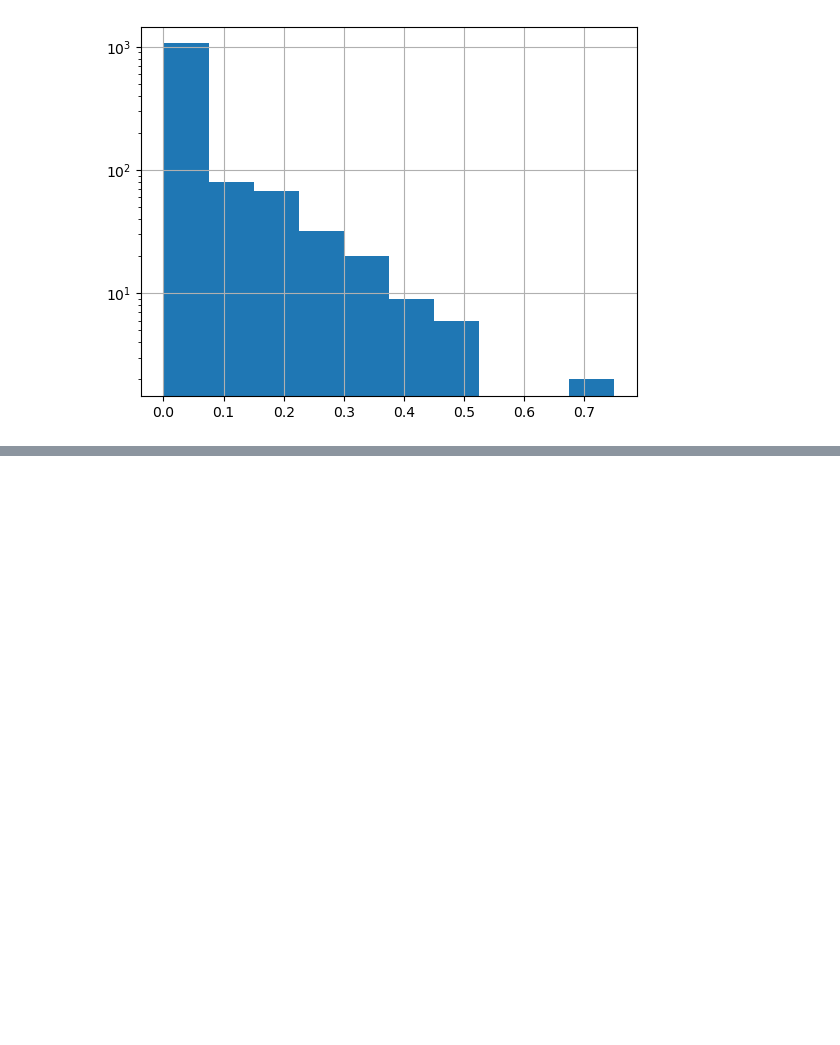
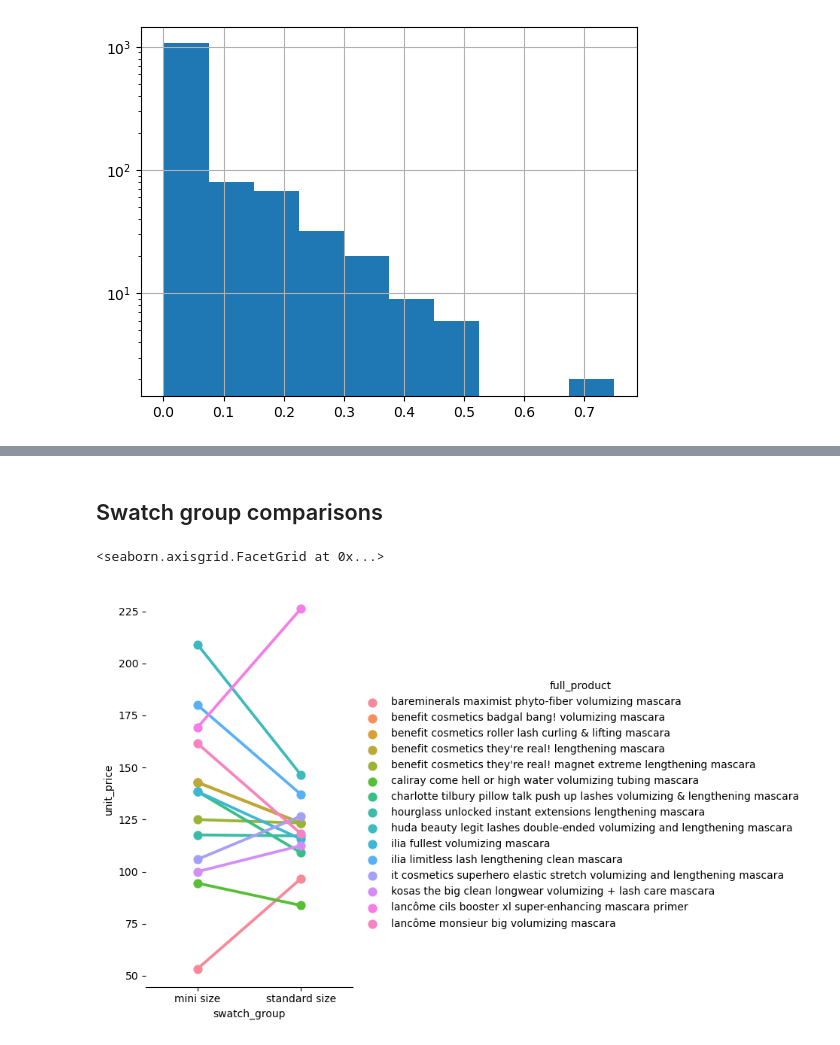
Before and after one commit to leblanchannah/value-cluster, a Jupyter notebook: cleaning.ipynb, the cells around one changed output, grey strips where cells are left out. Cells and saved outputs as stored; diff of their text form; code cells hidden in the pictures; blank space fills up the shorter version.

```diff
--- a/cleaning.ipynb
+++ b/cleaning.ipynb
@@ -334,0 +333,31 @@ array(['soft pinch liquid blush',
+# %% [markdown]
+## Swatch group comparisons
+# %%
+df = df_products[df_products['lvl_2_cat']=='Mascara'].groupby(['brand_name','product_name','swatch_group','unit_a'], as_index=False).agg({
+    'internal_product_id':'count',
+    'unit_price':'mean',
+    'price':'mean',
+    'amount_a':'mean'
+})
+# %%
+df = df[df.groupby(['brand_name','product_name','unit_a'])['swatch_group'].transform(lambda x : x.nunique()>1)]
+
+df['full_product'] = df['brand_name']+' '+ df['product_name']
+df = df.pivot(index='full_product', columns='swatch_group', values='unit_price') # ['unit_a',]
+df = df.reset_index()
+# %%
+df = df[['full_product','mini size','standard size']]
+# %%
+df = df.set_index('full_product').stack('swatch_group').reset_index().rename(columns={0:'unit_price'}).head(30)
+# %%
+
+# Draw a pointplot to show pulse as a function of three categorical factors
+g = sns.catplot(
+    data=df, x="swatch_group", y="unit_price", hue="full_product",
+    capsize=.2, #palette="YlGnBu_d",
+    kind="point", height=6, aspect=.75,
+)
+g.despine(left=True)
+# %% [output]
+<seaborn.axisgrid.FacetGrid at 0x...>
+[figure, added]
```
Also changed, not shown: parts of 12 cells of this notebook.
